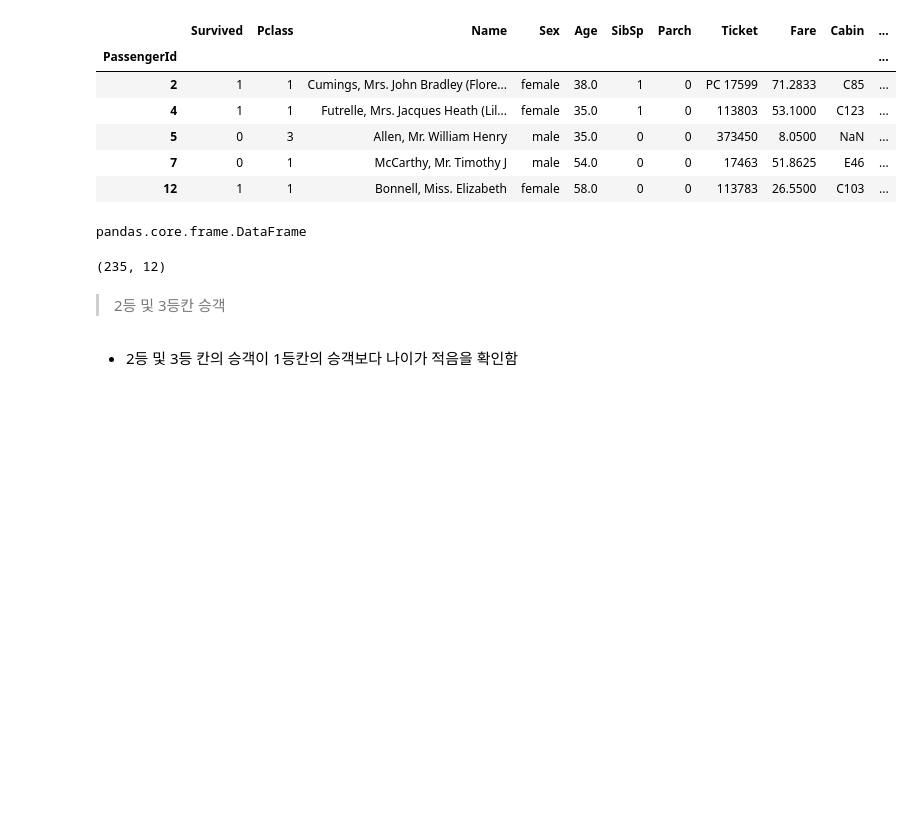
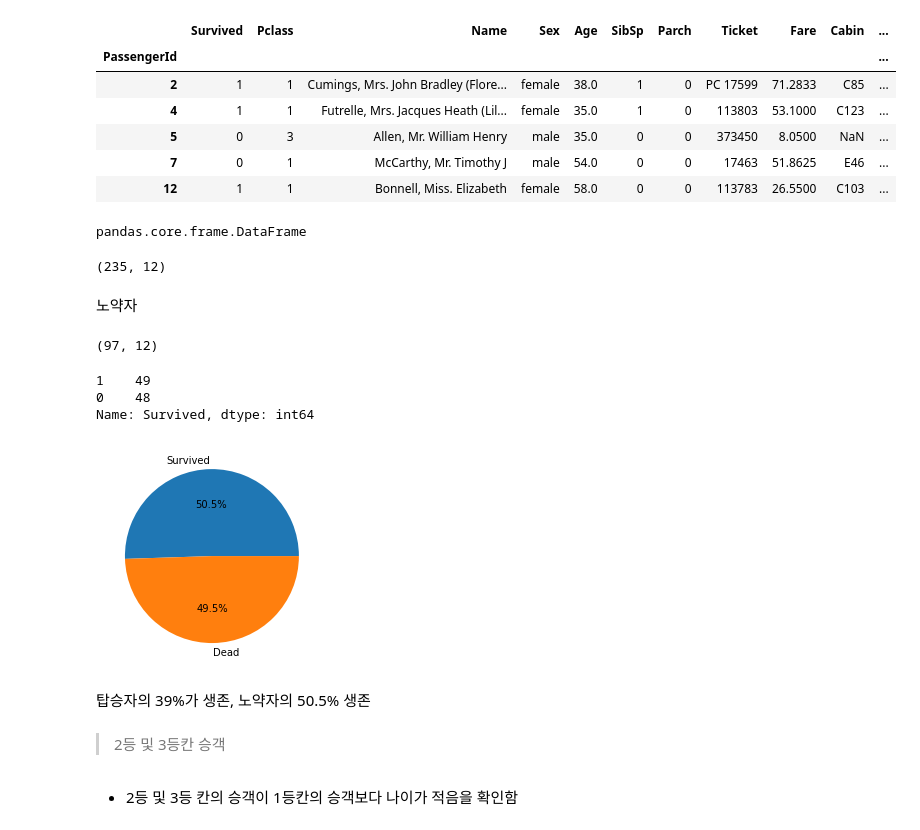
Before and after one commit to iceman67/-Python, a Jupyter notebook: LINC_Pandas_Example_2022.ipynb, the cells around one changed output. Saved outputs shown, nothing was run; the diff lists cells and outputs as text; code cells hidden in the pictures; blank space fills up the shorter version.

```diff
--- a/LINC_Pandas_Example_2022.ipynb
+++ b/LINC_Pandas_Example_2022.ipynb
@@ -2123,6 +2204,28 @@ pandas.core.frame.DataFrame
 above_35.shape
 # %% [output]
 (235, 12)
+# %% [markdown]
+노약자
+# %%
+child_old =  above_35 = titanic_df[ (titanic_df["Age"] >= 60) | (titanic_df["Age"] <= 13) ]
+# %%
+child_old.shape
+# %% [output]
+(97, 12)
+# %%
+data = child_old['Survived'].value_counts()
+data
+# %% [output]
+1    49
+0    48
+Name: Survived, dtype: int64
+# %%
+plt.pie(data, labels=["Survived","Dead"], autopct='%.1f%%')
+plt.show()
+# %% [output]
+[figure, added]
+# %% [markdown]
+탑승자의 39%가 생존, 노약자의 50.5% 생존
 # %% [markdown]
 > 2등 및 3등칸 승객
 # %%
```
Also changed, not shown: parts of 24 cells of this notebook.
